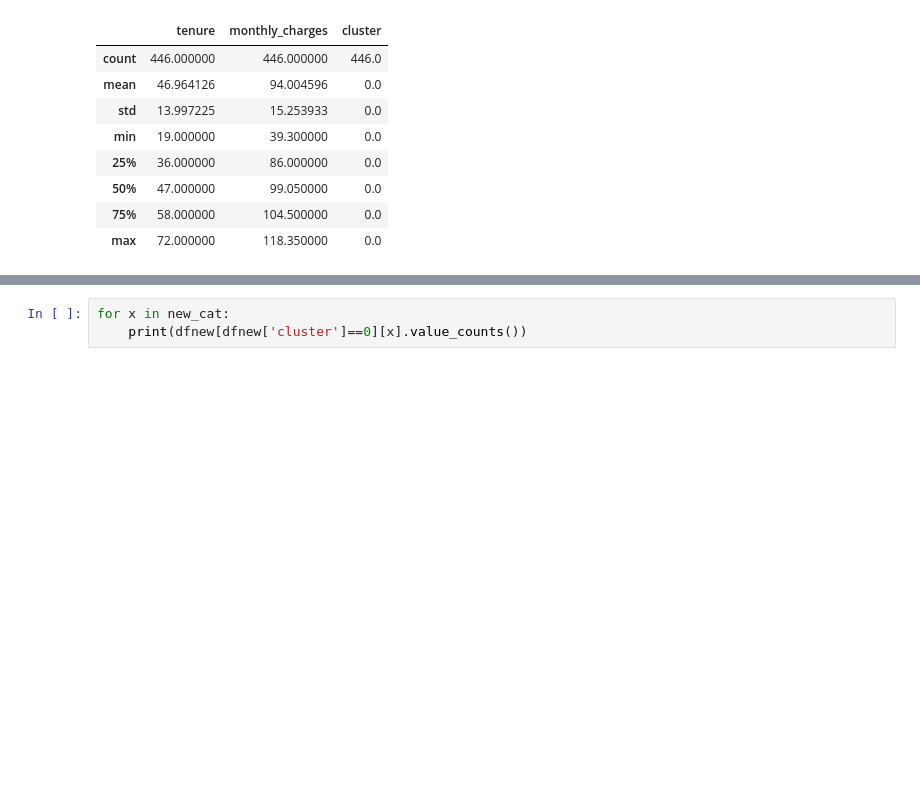
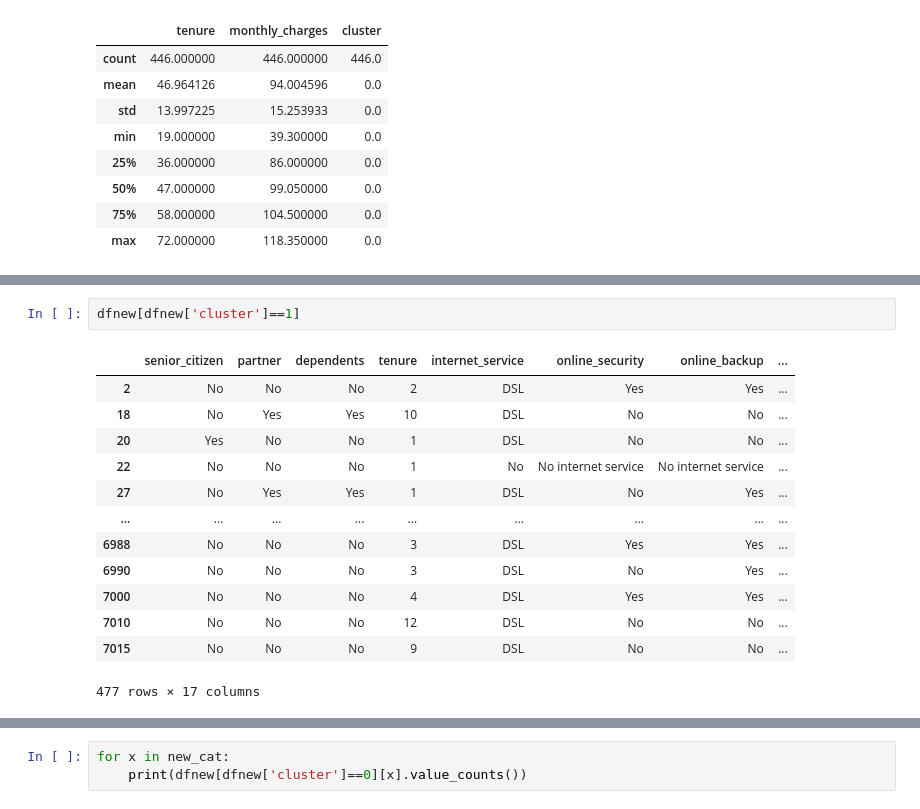
Before and after one commit to FTDS-assignment-bay/p2-final-project-ftds-001-sby-group-001, a Jupyter notebook: churn_cluster.ipynb, the cells around one changed output, grey strips where cells are left out. Drawn from its saved outputs; the diff is of its cells as text; blank space fills up the shorter version.

```diff
--- a/churn_cluster.ipynb
+++ b/churn_cluster.ipynb
@@ -209,0 +226,16 @@ dfnew[dfnew['cluster']==0].describe()
+# %%
+dfnew[dfnew['cluster']==1]
+# %% [output]
+|  | senior_citizen | partner | dependents | tenure | internet_service | online_security | online_backup | ... |
+| 2 | No | No | No | 2 | DSL | Yes | Yes | ... |
+| 18 | No | Yes | Yes | 10 | DSL | No | No | ... |
+| 20 | Yes | No | No | 1 | DSL | No | No | ... |
+| 22 | No | No | No | 1 | No | No internet service | No internet service | ... |
+| 27 | No | Yes | Yes | 1 | DSL | No | Yes | ... |
+| ... | ... | ... | ... | ... | ... | ... | ... | ... |
+| 6988 | No | No | No | 3 | DSL | Yes | Yes | ... |
+| 6990 | No | No | No | 3 | DSL | No | Yes | ... |
+| 7000 | No | No | No | 4 | DSL | Yes | Yes | ... |
+| 7010 | No | No | No | 12 | DSL | No | No | ... |
+| 7015 | No | No | No | 9 | DSL | No | No | ... |
+477 rows × 17 columns
```
Also changed, not shown: parts of 6 cells of this notebook.
